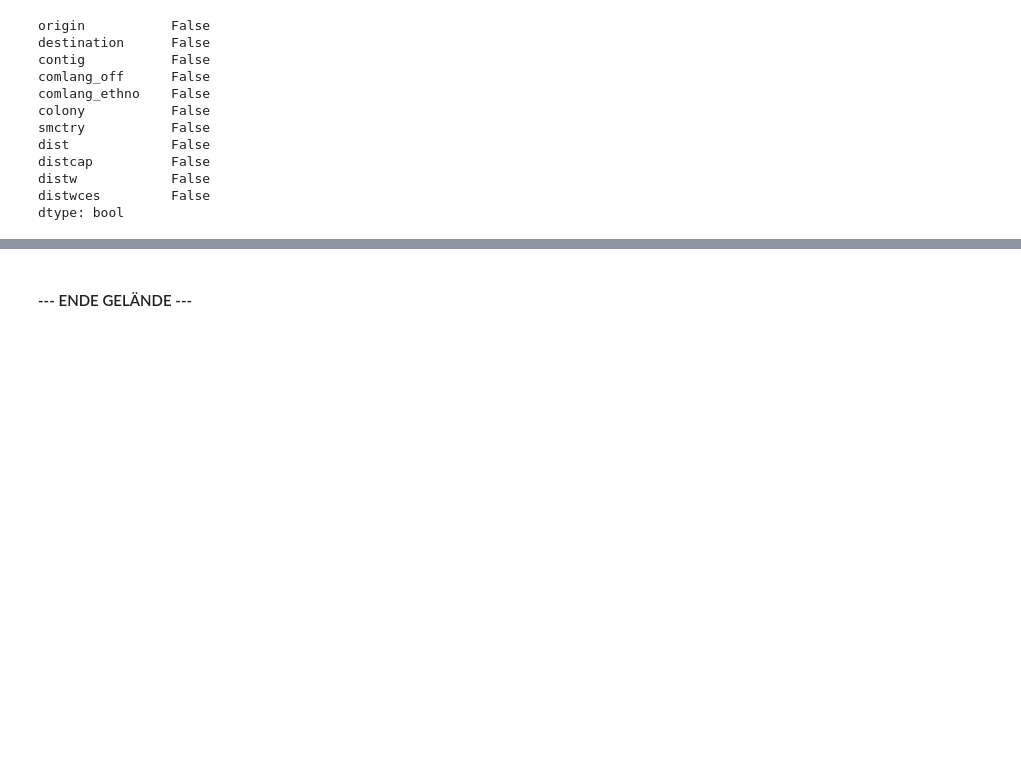
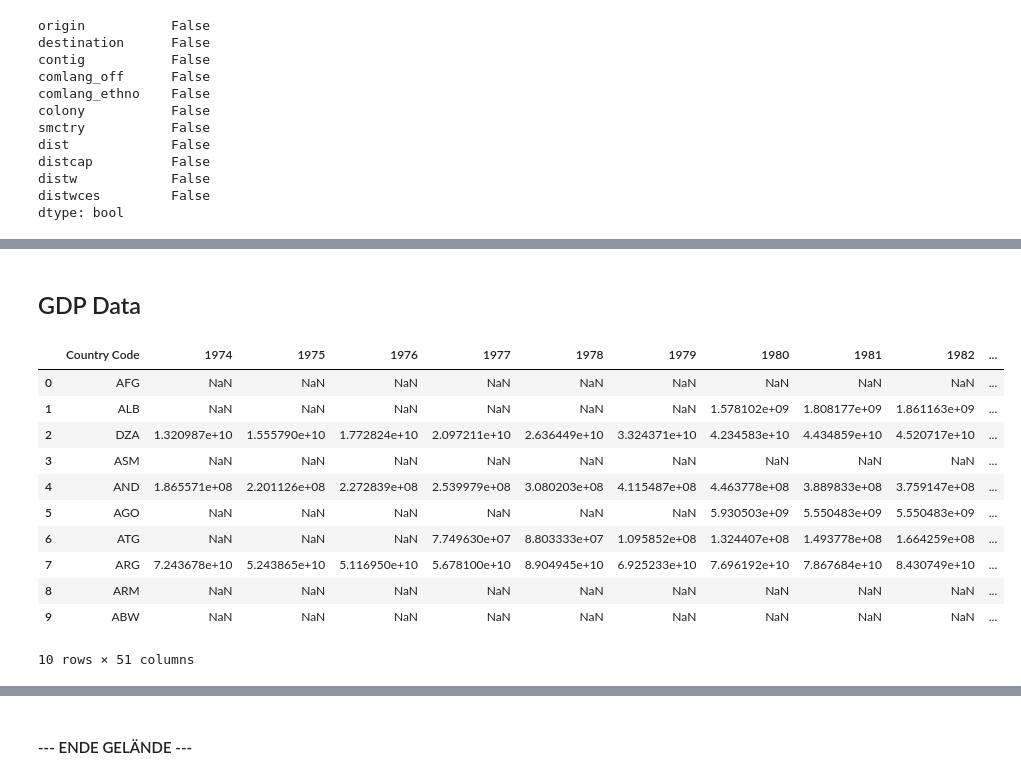
Before and after one commit to Freyness-gd/trade_under_pressure_thesis, a Jupyter notebook: main.ipynb, the cells around one changed output, grey strips where cells are left out. Cells and saved outputs as stored; diff of their text form; code cells hidden in the pictures; blank space fills up the shorter version.

```diff
--- a/main.ipynb
+++ b/main.ipynb
@@ -148,0 +304,23 @@ dtype: bool
+# %% [markdown]
+## GDP Data
+# %%
+gdp = pa.read_csv(filepath_or_buffer="data/economic/GDP(currentUSD)_1974-2023.csv", sep=",", na_values=[".."])
+# %%
+gdp = gdp.drop(["Series Name", "Series Code", "Country Name"], axis=1)
+# %%
+gdp = gdp.rename(columns=lambda x: x if not x.endswith("]") else x.split(" ")[0])
+# %%
+gdp.head(10)
+# %% [output]
+|  | Country Code | 1974 | 1975 | 1976 | 1977 | 1978 | 1979 | 1980 | 1981 | 1982 | ... |
+| 0 | AFG | NaN | NaN | NaN | NaN | NaN | NaN | NaN | NaN | NaN | ... |
+| 1 | ALB | NaN | NaN | NaN | NaN | NaN | NaN | 1.578102e+09 | 1.808177e+09 | 1.861163e+09 | ... |
+| 2 | DZA | 1.320987e+10 | 1.555790e+10 | 1.772824e+10 | 2.097211e+10 | 2.636449e+10 | 3.324371e+10 | 4.234583e+10 | 4.434859e+10 | 4.520717e+10 | ... |
+| 3 | ASM | NaN | NaN | NaN | NaN | NaN | NaN | NaN | NaN | NaN | ... |
+| 4 | AND | 1.865571e+08 | 2.201126e+08 | 2.272839e+08 | 2.539979e+08 | 3.080203e+08 | 4.115487e+08 | 4.463778e+08 | 3.889833e+08 | 3.759147e+08 | ... |
+| 5 | AGO | NaN | NaN | NaN | NaN | NaN | NaN | 5.930503e+09 | 5.550483e+09 | 5.550483e+09 | ... |
+| 6 | ATG | NaN | NaN | NaN | 7.749630e+07 | 8.803333e+07 | 1.095852e+08 | 1.324407e+08 | 1.493778e+08 | 1.664259e+08 | ... |
+| 7 | ARG | 7.243678e+10 | 5.243865e+10 | 5.116950e+10 | 5.678100e+10 | 8.904945e+10 | 6.925233e+10 | 7.696192e+10 | 7.867684e+10 | 8.430749e+10 | ... |
+| 8 | ARM | NaN | NaN | NaN | NaN | NaN | NaN | NaN | NaN | NaN | ... |
+| 9 | ABW | NaN | NaN | NaN | NaN | NaN | NaN | NaN | NaN | NaN | ... |
+10 rows × 51 columns
```
Also changed, not shown: parts of 23 cells of this notebook, 7 other files.
